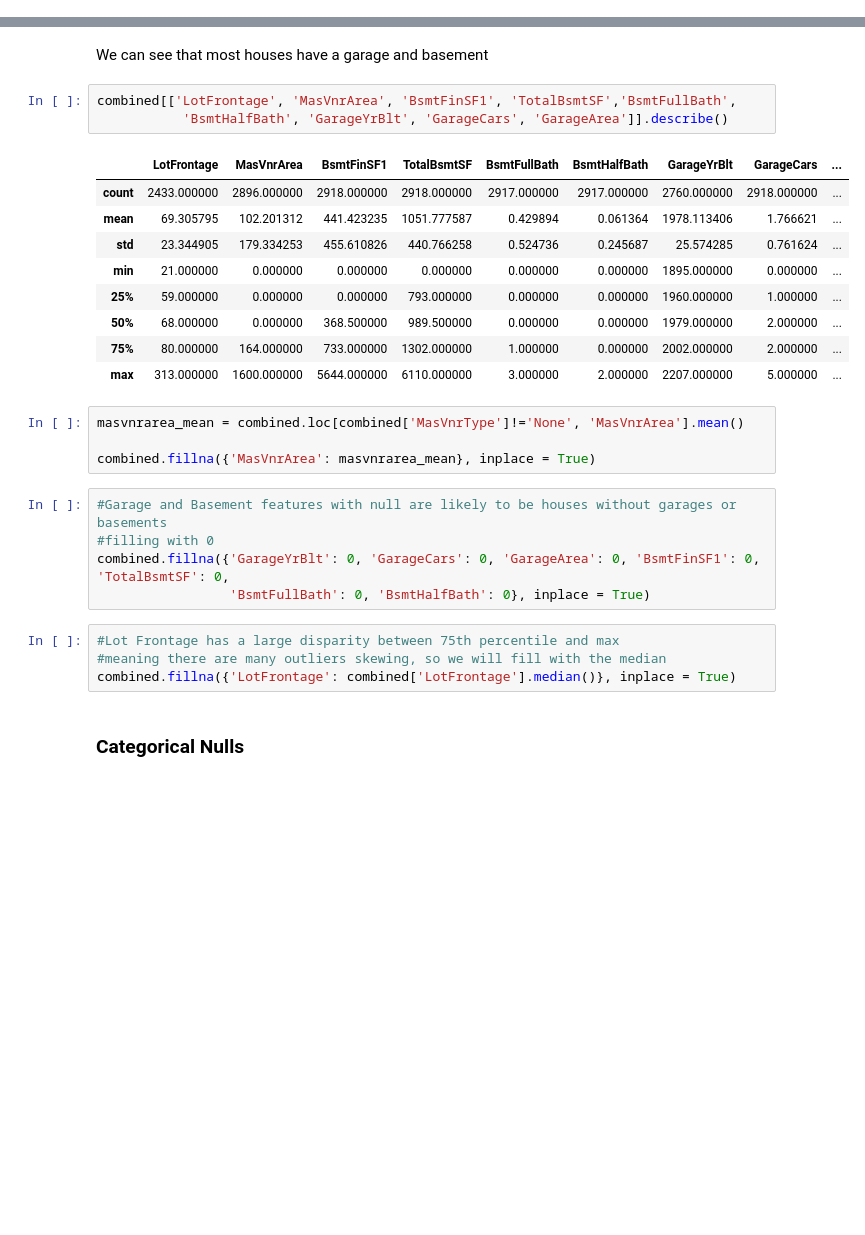
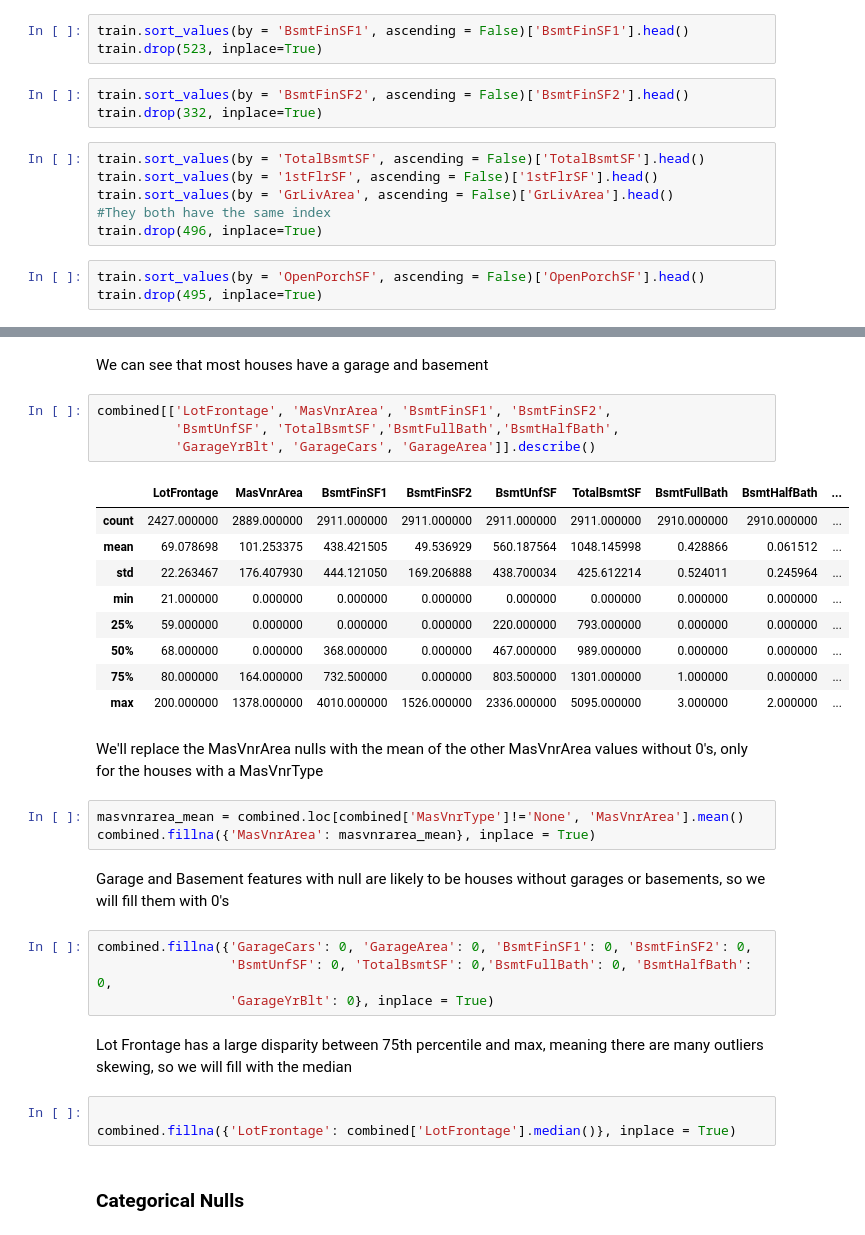
Before and after one commit to asherk7/House-Price-Prediction, a Jupyter notebook: House_Prices.ipynb, the cells around one changed output, grey strips where cells are left out. Drawn from its saved outputs; the diff is of its cells as text; blank space fills up the shorter version.

```diff
--- a/House_Prices.ipynb
+++ b/House_Prices.ipynb
@@ -187,3 +154,18 @@ plt.show()
+# %%
+train.sort_values(by = 'BsmtFinSF1', ascending = False)['BsmtFinSF1'].head()
+train.drop(523, inplace=True)
+# %%
+train.sort_values(by = 'BsmtFinSF2', ascending = False)['BsmtFinSF2'].head()
+train.drop(332, inplace=True)
+# %%
+train.sort_values(by = 'TotalBsmtSF', ascending = False)['TotalBsmtSF'].head()
+train.sort_values(by = '1stFlrSF', ascending = False)['1stFlrSF'].head()
+train.sort_values(by = 'GrLivArea', ascending = False)['GrLivArea'].head()
+#They both have the same index
+train.drop(496, inplace=True)
+# %%
+train.sort_values(by = 'OpenPorchSF', ascending = False)['OpenPorchSF'].head()
+train.drop(495, inplace=True)
 # %% [markdown]
 ## Nulls
 # %% [markdown]
@@ -240,31 +222,35 @@ plt.show()
 # %% [markdown]
 We can see that most houses have a garage and basement
 # %%
-combined[['LotFrontage', 'MasVnrArea', 'BsmtFinSF1', 'TotalBsmtSF','BsmtFullBath',
-           'BsmtHalfBath', 'GarageYrBlt', 'GarageCars', 'GarageArea']].describe()
+combined[['LotFrontage', 'MasVnrArea', 'BsmtFinSF1', 'BsmtFinSF2',
+          'BsmtUnfSF', 'TotalBsmtSF','BsmtFullBath','BsmtHalfBath',
+          'GarageYrBlt', 'GarageCars', 'GarageArea']].describe()
 # %% [output]
-|  | LotFrontage | MasVnrArea | BsmtFinSF1 | TotalBsmtSF | BsmtFullBath | BsmtHalfBath | GarageYrBlt | GarageCars | ... |
-| count | 2433.000000 | 2896.000000 | 2918.000000 | 2918.000000 | 2917.000000 | 2917.000000 | 2760.000000 | 2918.000000 | ... |
-| mean | 69.305795 | 102.201312 | 441.423235 | 1051.777587 | 0.429894 | 0.061364 | 1978.113406 | 1.766621 | ... |
-| std | 23.344905 | 179.334253 | 455.610826 | 440.766258 | 0.524736 | 0.245687 | 25.574285 | 0.761624 | ... |
-| min | 21.000000 | 0.000000 | 0.000000 | 0.000000 | 0.000000 | 0.000000 | 1895.000000 | 0.000000 | ... |
-| 25% | 59.000000 | 0.000000 | 0.000000 | 793.000000 | 0.000000 | 0.000000 | 1960.000000 | 1.000000 | ... |
-| 50% | 68.000000 | 0.000000 | 368.500000 | 989.500000 | 0.000000 | 0.000000 | 1979.000000 | 2.000000 | ... |
-| 75% | 80.000000 | 164.000000 | 733.000000 | 1302.000000 | 1.000000 | 0.000000 | 2002.000000 | 2.000000 | ... |
-| max | 313.000000 | 1600.000000 | 5644.000000 | 6110.000000 | 3.000000 | 2.000000 | 2207.000000 | 5.000000 | ... |
+|  | LotFrontage | MasVnrArea | BsmtFinSF1 | BsmtFinSF2 | BsmtUnfSF | TotalBsmtSF | BsmtFullBath | BsmtHalfBath | ... |
+| count | 2427.000000 | 2889.000000 | 2911.000000 | 2911.000000 | 2911.000000 | 2911.000000 | 2910.000000 | 2910.000000 | ... |
+| mean | 69.078698 | 101.253375 | 438.421505 | 49.536929 | 560.187564 | 1048.145998 | 0.428866 | 0.061512 | ... |
+| std | 22.263467 | 176.407930 | 444.121050 | 169.206888 | 438.700034 | 425.612214 | 0.524011 | 0.245964 | ... |
+| min | 21.000000 | 0.000000 | 0.000000 | 0.000000 | 0.000000 | 0.000000 | 0.000000 | 0.000000 | ... |
+| 25% | 59.000000 | 0.000000 | 0.000000 | 0.000000 | 220.000000 | 793.000000 | 0.000000 | 0.000000 | ... |
+| 50% | 68.000000 | 0.000000 | 368.000000 | 0.000000 | 467.000000 | 989.000000 | 0.000000 | 0.000000 | ... |
+| 75% | 80.000000 | 164.000000 | 732.500000 | 0.000000 | 803.500000 | 1301.000000 | 1.000000 | 0.000000 | ... |
+| max | 200.000000 | 1378.000000 | 4010.000000 | 1526.000000 | 2336.000000 | 5095.000000 | 3.000000 | 2.000000 | ... |
+# %% [markdown]
+We'll replace the MasVnrArea nulls with the mean of the other MasVnrArea values without 0's, only for the houses with a MasVnrType
 # %%
 masvnrarea_mean = combined.loc[combined['MasVnrType']!='None', 'MasVnrArea'].mean()
-
 combined.fillna({'MasVnrArea': masvnrarea_mean}, inplace = True)
+# %% [markdown]
+Garage and Basement features with null are likely to be houses without garages or basements, so we will fill them with 0's
 # %%
-#Garage and Basement features with null are likely to be houses without garages or basements
-#filling with 0
-combined.fillna({'GarageYrBlt': 0, 'GarageCars': 0, 'GarageArea': 0, 'BsmtFinSF1': 0, 'TotalBsmtSF': 0,
-                 'BsmtFullBath': 0, 'BsmtHalfBath': 0}, inplace = True)
+combined.fillna({'GarageCars': 0, 'GarageArea': 0, 'BsmtFinSF1': 0, 'BsmtFinSF2': 0,
+                 'BsmtUnfSF': 0, 'TotalBsmtSF': 0,'BsmtFullBath': 0, 'BsmtHalfBath': 0,
+                 'GarageYrBlt': 0}, inplace = True)
-# %%
-#Lot Frontage has a large disparity between 75th percentile and max
-#meaning there are many outliers skewing, so we will fill with the median
-combined.fillna({'LotFrontage': combined['LotFrontage'].median()}, inplace = True)
+# %% [markdown]
+Lot Frontage has a large disparity between 75th percentile and max, meaning there are many outliers skewing, so we will fill with the median
+# %%
+
+combined.fillna({'LotFrontage': combined['LotFrontage'].median()}, inplace = True)
 # %% [markdown]
 ### Categorical Nulls
 # %%
```
Also changed, not shown: parts of 60 cells of this notebook, 2 other files.
